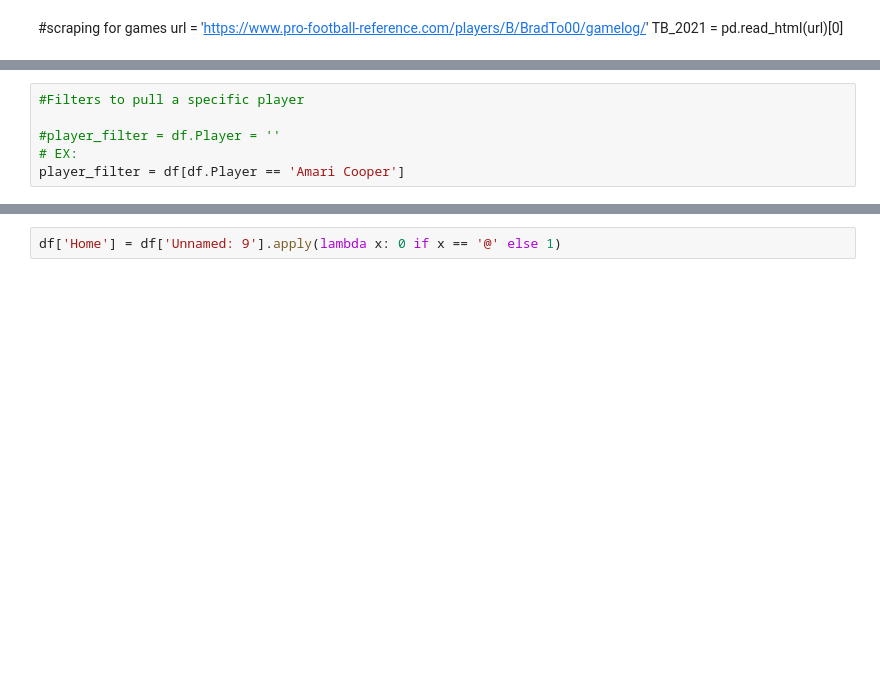
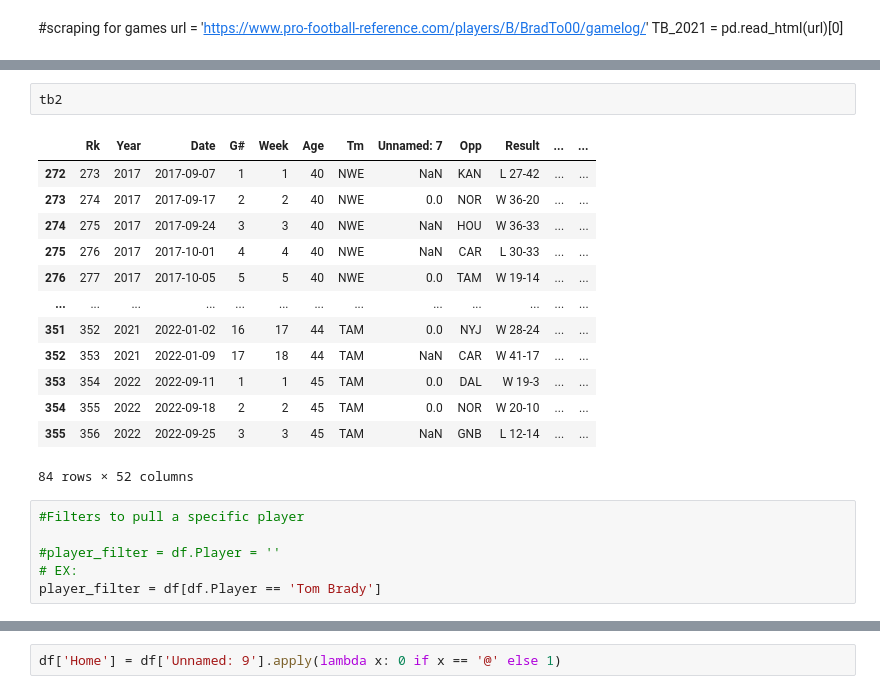
Before and after one commit to Kmulla19/Capstone_Project, a Jupyter notebook: Data/Players.ipynb, the cells around one changed output, grey strips where cells are left out. Drawn from its saved outputs; the diff is of its cells as text; blank space fills up the shorter version.

```diff
--- a/Data/Players.ipynb
+++ b/Data/Players.ipynb
@@ -57,9 +65,25 @@ TB_2021
+# %%
+tb2
+# %% [output]
+|  | Rk | Year | Date | G# | Week | Age | Tm | Unnamed: 7 | Opp | Result | ... | ... |
+| 272 | 273 | 2017 | 2017-09-07 | 1 | 1 | 40 | NWE | NaN | KAN | L 27-42 | ... | ... |
+| 273 | 274 | 2017 | 2017-09-17 | 2 | 2 | 40 | NWE | 0.0 | NOR | W 36-20 | ... | ... |
+| 274 | 275 | 2017 | 2017-09-24 | 3 | 3 | 40 | NWE | NaN | HOU | W 36-33 | ... | ... |
+| 275 | 276 | 2017 | 2017-10-01 | 4 | 4 | 40 | NWE | NaN | CAR | L 30-33 | ... | ... |
+| 276 | 277 | 2017 | 2017-10-05 | 5 | 5 | 40 | NWE | 0.0 | TAM | W 19-14 | ... | ... |
+| ... | ... | ... | ... | ... | ... | ... | ... | ... | ... | ... | ... | ... |
+| 351 | 352 | 2021 | 2022-01-02 | 16 | 17 | 44 | TAM | 0.0 | NYJ | W 28-24 | ... | ... |
+| 352 | 353 | 2021 | 2022-01-09 | 17 | 18 | 44 | TAM | NaN | CAR | W 41-17 | ... | ... |
+| 353 | 354 | 2022 | 2022-09-11 | 1 | 1 | 45 | TAM | 0.0 | DAL | W 19-3 | ... | ... |
+| 354 | 355 | 2022 | 2022-09-18 | 2 | 2 | 45 | TAM | 0.0 | NOR | W 20-10 | ... | ... |
+| 355 | 356 | 2022 | 2022-09-25 | 3 | 3 | 45 | TAM | NaN | GNB | L 12-14 | ... | ... |
+84 rows × 52 columns
 # %%
 #Filters to pull a specific player
 
 #player_filter = df.Player = ''
 # EX:
-player_filter = df[df.Player == 'Amari Cooper']
+player_filter = df[df.Player == 'Tom Brady']
 # %%
 player_filter
 # %% [output]
```
Also changed, not shown: parts of 7 cells of this notebook, 5 other files.
